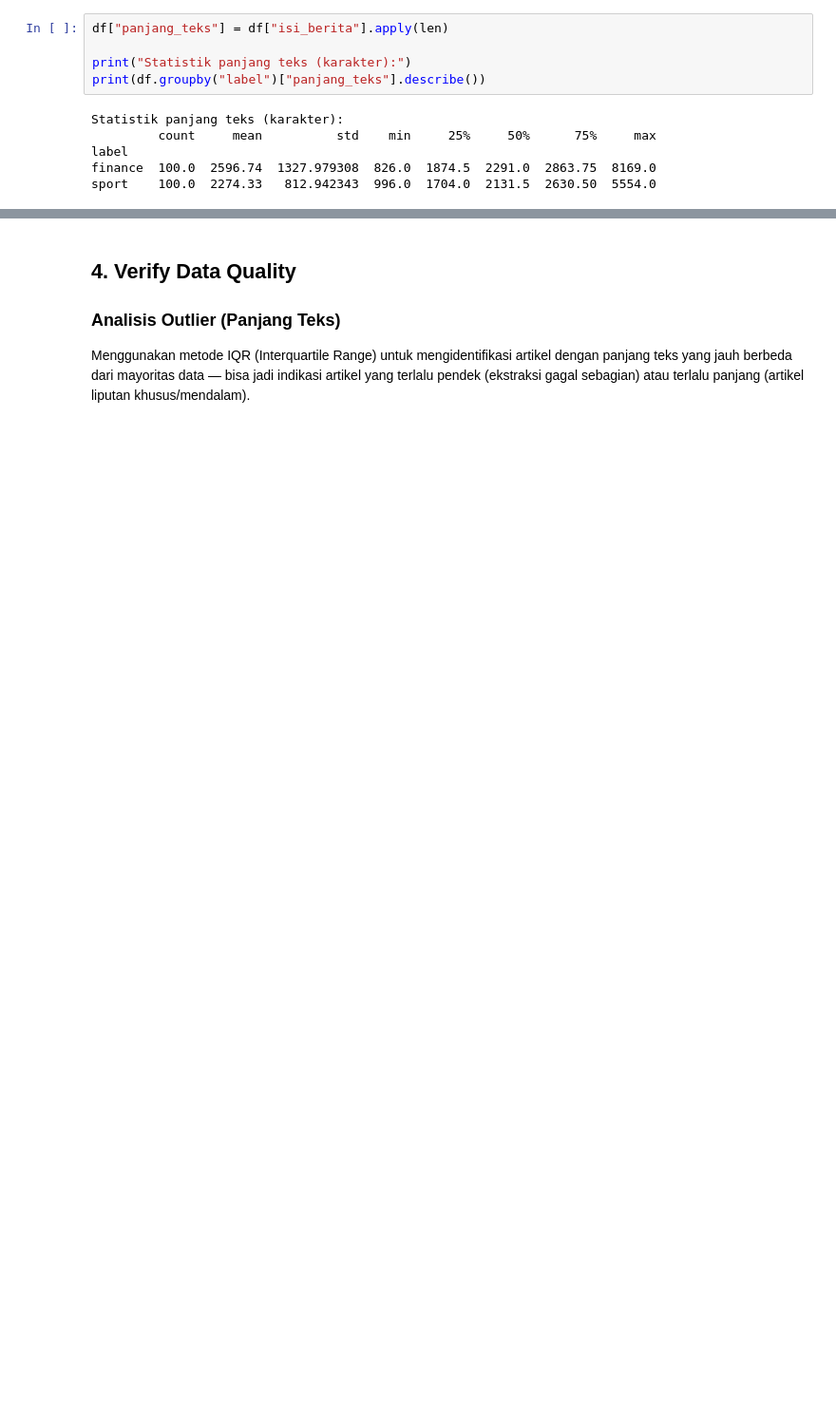
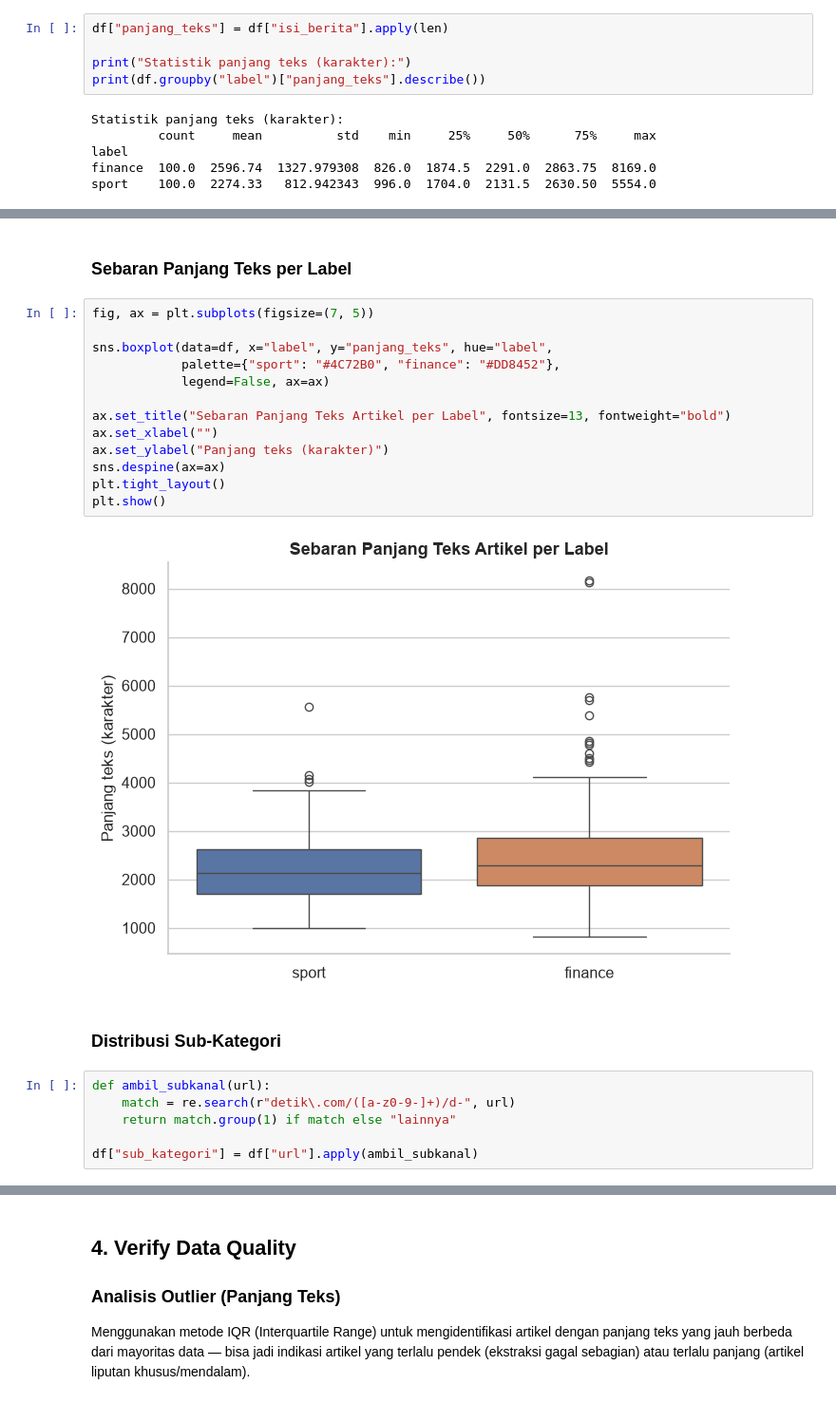
Before and after one commit to haninhammoud01/ppw, a Jupyter notebook: _sources/CRISP-DM/EDA.ipynb, the cells around one changed output, grey strips where cells are left out. Shown at 95% size. Saved outputs shown, nothing was run; the diff lists cells and outputs as text; blank space fills up the shorter version.

```diff
--- a/_sources/CRISP-DM/EDA.ipynb
+++ b/_sources/CRISP-DM/EDA.ipynb
@@ -73,0 +97,25 @@ sport    100.0  2274.33   812.942343  996.0  1704.0  2131.5  2630.50  5554.0
+# %% [markdown]
+### Sebaran Panjang Teks per Label
+# %%
+fig, ax = plt.subplots(figsize=(7, 5))
+
+sns.boxplot(data=df, x="label", y="panjang_teks", hue="label",
+            palette={"sport": "#4C72B0", "finance": "#DD8452"},
+            legend=False, ax=ax)
+
+ax.set_title("Sebaran Panjang Teks Artikel per Label", fontsize=13, fontweight="bold")
+ax.set_xlabel("")
+ax.set_ylabel("Panjang teks (karakter)")
+sns.despine(ax=ax)
+plt.tight_layout()
+plt.show()
+# %% [output]
+[figure, added]
+# %% [markdown]
+### Distribusi Sub-Kategori
+# %%
+def ambil_subkanal(url):
+    match = re.search(r"detik\.com/([a-z0-9-]+)/d-", url)
+    return match.group(1) if match else "lainnya"
+
+df["sub_kategori"] = df["url"].apply(ambil_subkanal)
```
Also changed, not shown: parts of 18 cells of this notebook, 8 other files.
